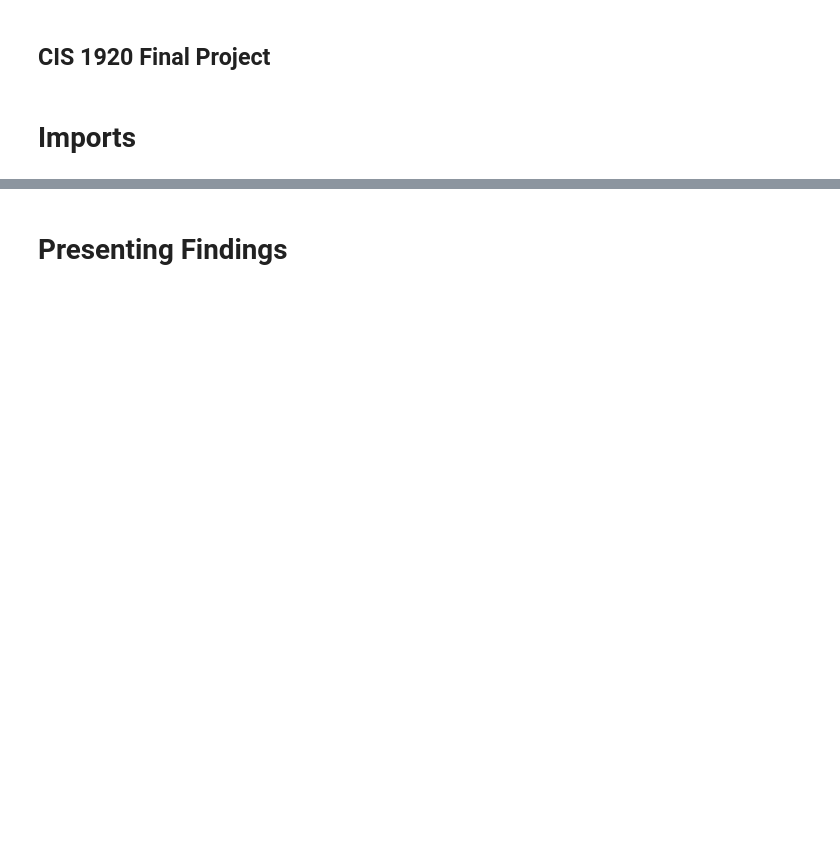
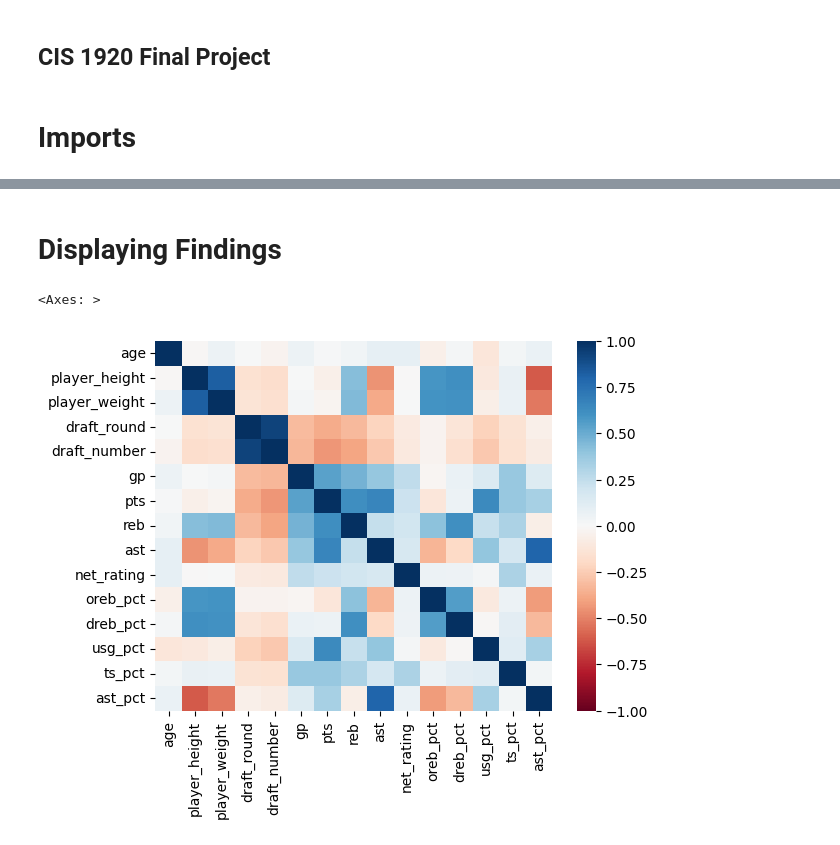
Before and after one commit to tonyjan02/idealnba, a Jupyter notebook: cis1920final.ipynb, the cells around one changed output, grey strips where cells are left out. Cells and saved outputs as stored; diff of their text form; code cells hidden in the pictures; blank space fills up the shorter version.

```diff
--- a/cis1920final.ipynb
+++ b/cis1920final.ipynb
@@ -33 +74,26 @@ drive.mount('/content/drive')
+# %%
+# Custom DataCleaner Class with dunder methods
+class DataCleaner:
+    def __init__(self, data):
+        # initializes a DataCleaner object
+        self.data = data
+
+    def __len__(self):
+        # returns the length of dataset, with the length being the number of rows
+        return len(self.data)
+
+    def __str__(self):
+        # returns a summary of the datacleaner instance with the length included
+        return f"DataCleaner instance with size {len(self)}"
+
+    def clean(self):
+        # cleans the dataset with respect to the one we are using: drops, replaces, and cleans values
+        cleaned_data = self.data.drop(columns={"Unnamed: 0", "college"})
+        cleaned_data = cleaned_data.dropna(axis=1)
+        cleaned_data.loc[cleaned_data["draft_round"] == "Undrafted", "draft_round"] = 3
+        cleaned_data.loc[cleaned_data["draft_number"] == "Undrafted", "draft_number"] = 60
+        cleaned_data["draft_round"] = cleaned_data["draft_round"].astype(int)
+        cleaned_data["draft_number"] = cleaned_data["draft_number"].astype(int)
+        self.data = cleaned_data
+        return DataCleaner(cleaned_data)
 # %% [markdown]
@@ -38,0 +101,4 @@ drive.mount('/content/drive')
+# %%
+# reading in file from kaggle to a dataframe
+players_df = pd.read_csv("all_seasons.csv")
+players_df
@@ -38,0 +128,5 @@ drive.mount('/content/drive')
+# %%
+# creating a DataCleaner instance and cleaning the dataset
+players_cleaned_df = DataCleaner(players_df)
+players_cleaned_df = players_cleaned_df.clean()
+len(players_cleaned_df)
@@ -38,0 +188,4 @@ drive.mount('/content/drive')
+# %%
+# creates and displays correlation matrix
+corr_matrix = players_cleaned_df.data.corr()
+corr_matrix
@@ -39,2 +209,9 @@ drive.mount('/content/drive')
 # %% [markdown]
-# Presenting Findings
+# Displaying Findings
+# %%
+# creates and displays heatmap for dataset
+heatmap = sns.heatmap(data = corr_matrix, cmap = "RdBu", vmin = -1, vmax = 1)
+heatmap
+# %% [output]
+<Axes: >
+[figure, added]
```
Also changed, not shown: parts of 26 cells of this notebook.
